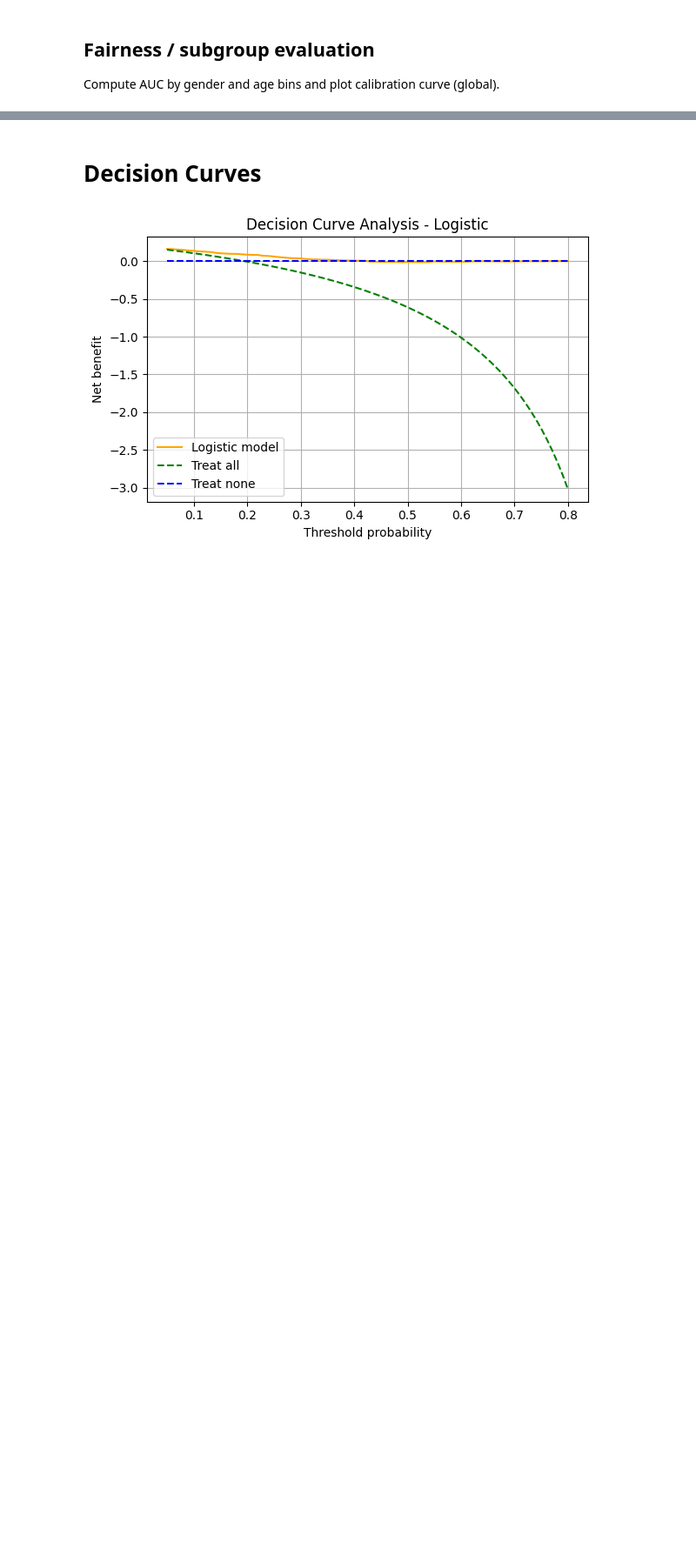
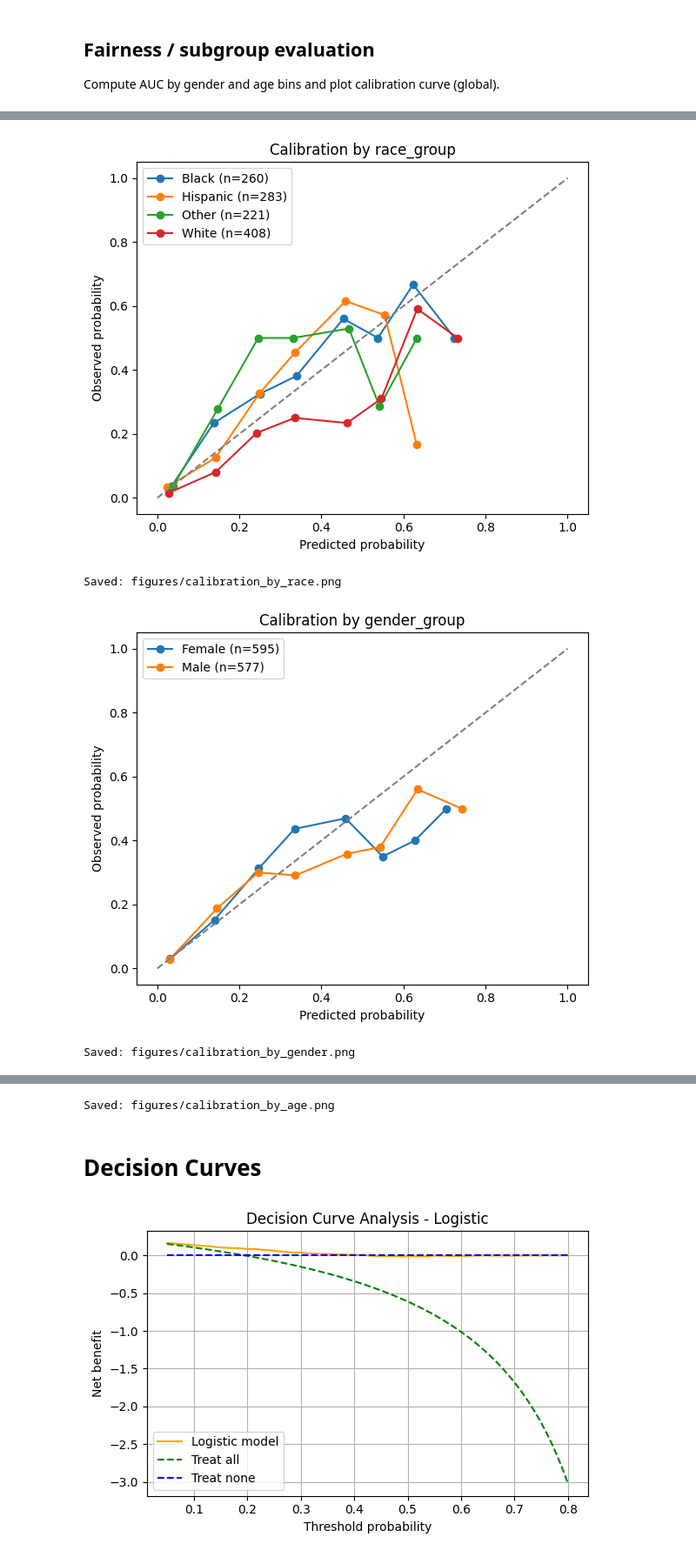
Before and after one commit to aoosama707/NHANES_2017-2018_Kaggle-Diabetes_Risk_Pipeline, a Jupyter notebook: nhanes_kaggle_pipeline_final.ipynb, the cells around one changed output, grey strips where cells are left out. Shown at 87% size. Cells and saved outputs as stored; diff of their text form; code cells hidden in the pictures; blank space fills up the shorter version.

```diff
--- a/nhanes_kaggle_pipeline_final.ipynb
+++ b/nhanes_kaggle_pipeline_final.ipynb
@@ -1180,0 +1049,20 @@ Calibration by age saved to figures/calibration_by_age.png
+# %%
+target = 0.80
+grid = np.linspace(0.01, 0.99, 99)
+
+rows = []
+for group_col in ["age_group", "gender_group", "race_group"]:
+    for g in sorted(X_test_df[group_col].dropna().unique()):
+        mask = (X_test_df[group_col] == g)
+        if mask.sum() < 50:
+            continue
+        best = subgroup_threshold_for_target_recall(y_test[mask], y_pred_proba[mask], target_recall=target, grid=grid)
+        if best is None:
+            rows.append({"group_col": group_col, "group": g, "n": mask.sum(),
+                         "target_recall": target, "threshold": np.nan,
+                         "precision": np.nan, "recall": np.nan, "FPR": np.nan, "FNR": np.nan})
+        else:
+            rows.append({"group_col": group_col, "group": g, "n": mask.sum(),
+                         "target_recall": target, **best})
+
+pd.DataFrame(rows).sort_values(["group_col","group"]).reset_index(drop=True)
@@ -1180,0 +1080,33 @@ Calibration by age saved to figures/calibration_by_age.png
+# %%
+import os
+from sklearn.calibration import calibration_curve
+import matplotlib.pyplot as plt
+
+os.makedirs("figures", exist_ok=True)
+
+def plot_calibration_by_group(df, y_true, y_prob, group_col, filename, min_n=50, n_bins=10):
+    plt.figure(figsize=(6,5))
+    for g in sorted(df[group_col].dropna().unique()):
+        mask = (df[group_col] == g)
+        if mask.sum() < min_n:
+            continue
+        prob_true, prob_pred = calibration_curve(y_true[mask], y_prob[mask], n_bins=n_bins)
+        plt.plot(prob_pred, prob_true, marker='o', label=f"{g} (n={mask.sum()})")
+    plt.plot([0,1],[0,1],'--', color='gray')
+    plt.xlabel('Predicted probability')
+    plt.ylabel('Observed probability')
+    plt.title(f'Calibration by {group_col}')
+    plt.legend()
+    plt.tight_layout()
+    plt.savefig(filename)
+    plt.show()
+    print(f"Saved: {filename}")
+
+plot_calibration_by_group(X_test_df, y_test, y_pred_proba, "race_group", "figures/calibration_by_race.png")
+plot_calibration_by_group(X_test_df, y_test, y_pred_proba, "gender_group", "figures/calibration_by_gender.png")
+plot_calibration_by_group(X_test_df, y_test, y_pred_proba, "age_group", "figures/calibration_by_age.png")
+# %% [output]
+[figure, added]
+Saved: figures/calibration_by_race.png
+[figure, added]
+Saved: figures/calibration_by_gender.png
@@ -1181,3 +1114,4 @@ Calibration by age saved to figures/calibration_by_age.png
+Saved: figures/calibration_by_age.png
 # %% [markdown]
 # Decision Curves
 # %%
```
Also changed, not shown: parts of 20 cells of this notebook.
